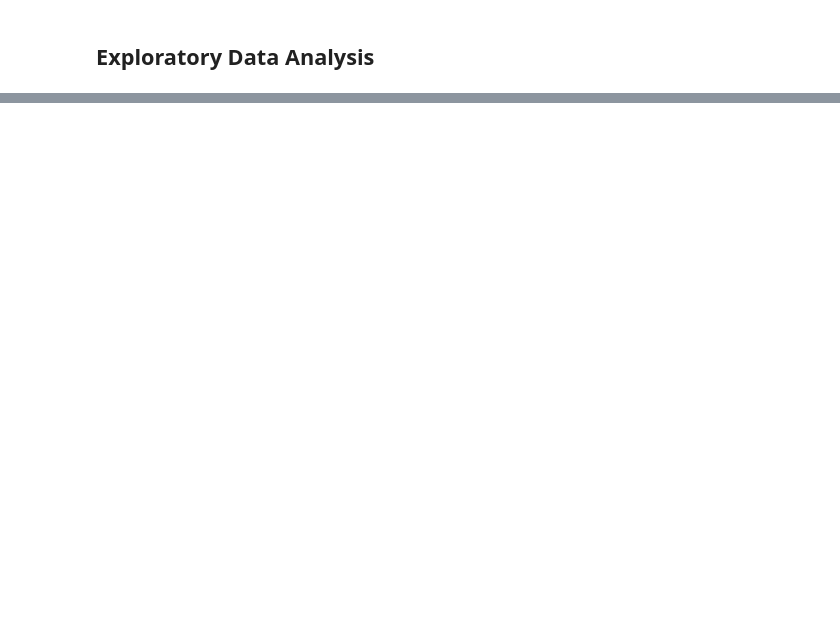
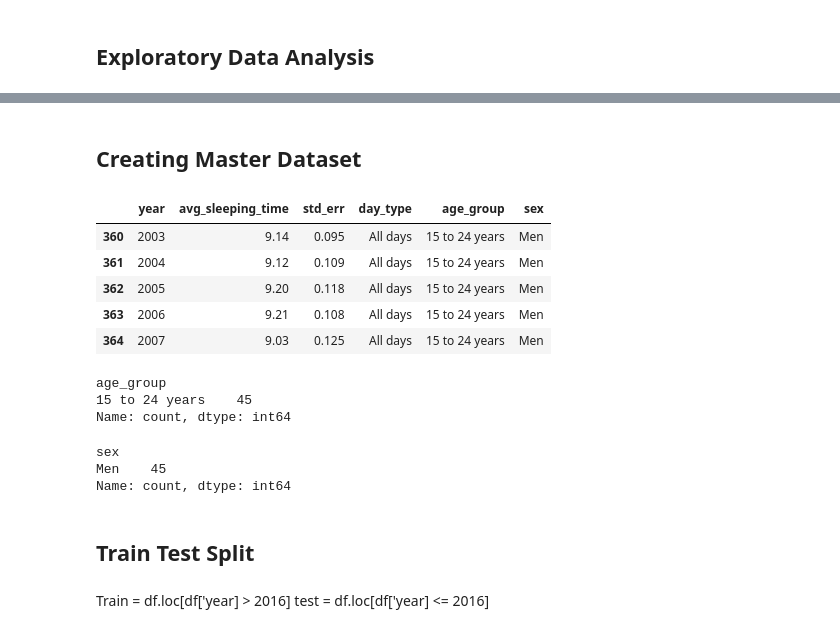
Before and after one commit to andale24/Sleeping-Time-Series-Analysis, a Jupyter notebook: Dres_index.ipynb, the cells around one changed output, grey strips where cells are left out. Saved outputs shown, nothing was run; the diff lists cells and outputs as text; code cells hidden in the pictures; blank space fills up the shorter version.

```diff
--- a/Dres_index.ipynb
+++ b/Dres_index.ipynb
@@ -86,0 +208,35 @@ sns.displot(x=X_year, y=Y_year)
+# %% [markdown]
+## Creating Master Dataset
+# %%
+# Dropping columns Period and Activity
+master_df = df.drop(columns=['period', 'activity'])
+
+# Filtering based on Age Group and Sex
+master_df = master_df.loc[master_df['age_group'] == '15 to 24 years']
+master_df = master_df.loc[master_df['sex'] == 'Men']
+
+master_df.head()
+# %% [output]
+|  | year | avg_sleeping_time | std_err | day_type | age_group | sex |
+| 360 | 2003 | 9.14 | 0.095 | All days | 15 to 24 years | Men |
+| 361 | 2004 | 9.12 | 0.109 | All days | 15 to 24 years | Men |
+| 362 | 2005 | 9.20 | 0.118 | All days | 15 to 24 years | Men |
+| 363 | 2006 | 9.21 | 0.108 | All days | 15 to 24 years | Men |
+| 364 | 2007 | 9.03 | 0.125 | All days | 15 to 24 years | Men |
+# %%
+master_df['age_group'].value_counts()
+# %% [output]
+age_group
+15 to 24 years    45
+Name: count, dtype: int64
+# %%
+master_df['sex'].value_counts()
+# %% [output]
+sex
+Men    45
+Name: count, dtype: int64
+# %% [markdown]
+## Train Test Split
+# %% [markdown]
+Train = df.loc[df['year] > 2016]
+test = df.loc[df['year] <= 2016]
```
Also changed, not shown: parts of 14 cells of this notebook.
